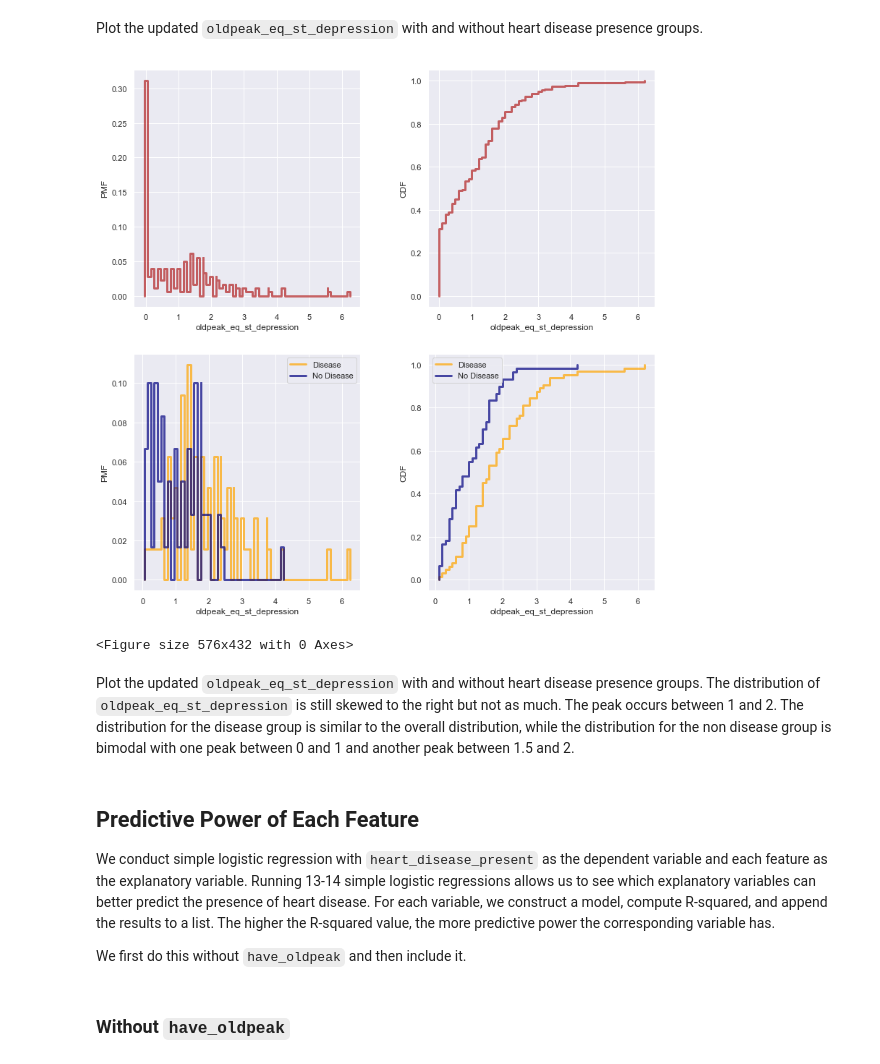
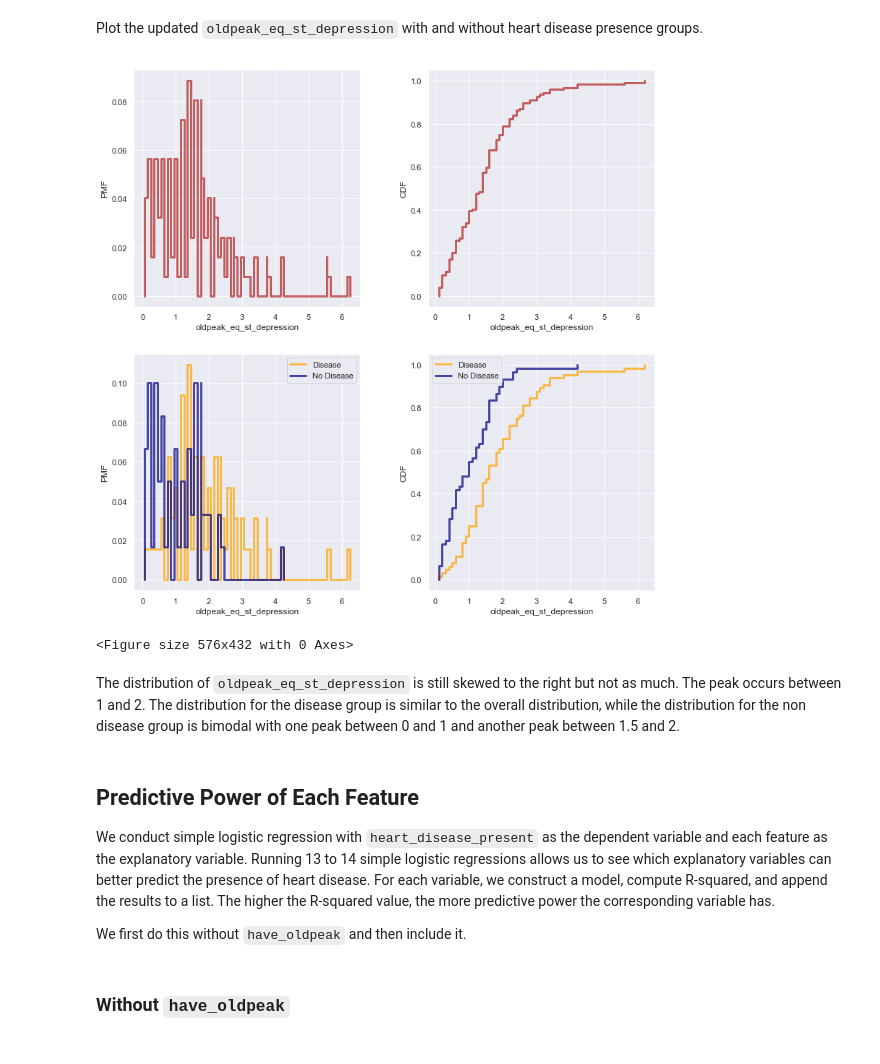
Before and after one commit to coverney/ThinkStats2, a Jupyter notebook: project3/project3.ipynb, the cells around one changed output. Cells and saved outputs as stored; diff of their text form; code cells hidden in the pictures.

```diff
--- a/project3/project3.ipynb
+++ b/project3/project3.ipynb
@@ -299,8 +302,8 @@ The figure on the right plots `resting_blood_pressure` against `oldpeak_eq_st_de
 
 We can deal with the zero inflation in `oldpeak_eq_st_depression` by creating a binary variable `have_oldpeak`. We also set the 0 `oldpeak_eq_st_depression` values to `np.nan` since they would already be represented in `have_oldpeak`.
 # %%
-have_oldpeak = train[train['oldpeak_eq_st_depression'] > 0]
-no_oldpeak = train[train['oldpeak_eq_st_depression'] == 0]
+have_oldpeak = train[train['oldpeak_eq_st_depression'] > 0].copy()
+no_oldpeak = train[train['oldpeak_eq_st_depression'] == 0].copy()
 
 have_oldpeak['have_oldpeak'] = 1
 no_oldpeak['have_oldpeak'] = 0
@@ -309,7 +312,6 @@ no_oldpeak['oldpeak_eq_st_depression'] = np.nan
 
 frames = [have_oldpeak, no_oldpeak]
 train_new = pd.concat(frames)
-
 # Make sure heart_disease_present column is at end of df
 heart = train_new.pop('heart_disease_present')
 train_new['heart_disease_present'] = heart
@@ -370,45 +356,42 @@ thinkplot.Figure(figsize=(6, 4))
 
 thinkplot.PrePlot(num=2, rows=2, cols=2)
 
 var = 'oldpeak_eq_st_depression'
 
 for i in range(1, 5):
     thinkplot.SubPlot(i, label=str(i))
 
     if (i-1)%2 == 0:
         if int((i-1)/2) == 0:
             pmf = thinkstats2.Pmf(train_new[var])
             thinkplot.Pmf(pmf, color='firebrick')
-            thinkplot.Config(xlabel=var, ylabel='PMF')
         else:
             pmf_disease = thinkstats2.Pmf(heart_disease[var], label='Disease')
             pmf_no_disease = thinkstats2.Pmf(no_heart_disease[var], label='No Disease')
             thinkplot.Pmf(pmf_disease, color='orange')
             thinkplot.Pmf(pmf_no_disease, color='navy')
-            thinkplot.Config(xlabel=var, ylabel='PMF')
+        thinkplot.Config(xlabel=var, ylabel='PMF')
     else:
         if int((i-1)/2) == 0:
             cdf = thinkstats2.Cdf(train_new[var])
             thinkplot.Cdf(cdf, color='firebrick')
-            thinkplot.Config(xlabel=var, ylabel='CDF')
         else:
             cdf_disease = thinkstats2.Cdf(heart_disease[var], label='Disease')
             cdf_no_disease = thinkstats2.Cdf(no_heart_disease[var], label='No Disease')
             thinkplot.Cdf(cdf_disease, color='orange')
             thinkplot.Cdf(cdf_no_disease, color='navy')
-            thinkplot.Config(xlabel=var, ylabel='CDF')
+        thinkplot.Config(xlabel=var, ylabel='CDF')
 
 thinkplot.tight_layout(wspace=0.3, hspace=0.2)
 thinkplot.Show()
 # %% [output]
-[figure, old version]
+[figure, new version]
 <Figure size 576x432 with 0 Axes>
 # %% [markdown]
-Plot the updated `oldpeak_eq_st_depression` with and without heart disease presence groups.
 The distribution of `oldpeak_eq_st_depression` is still skewed to the right but not as much. The peak occurs between 1 and 2. The distribution for the disease group is similar to the overall distribution, while the distribution for the non disease group is bimodal with one peak between 0 and 1 and another peak between 1.5 and 2.
 # %% [markdown]
 ## Predictive Power of Each Feature
-We conduct simple logistic regression with `heart_disease_present` as the dependent variable and each feature as the explanatory variable. Running 13-14 simple logistic regressions allows us to see which explanatory variables can better predict the presence of heart disease. For each variable, we construct a model, compute R-squared, and append the results to a list. The higher the R-squared value, the more predictive power the corresponding variable has.
+We conduct simple logistic regression with `heart_disease_present` as the dependent variable and each feature as the explanatory variable. Running 13 to 14 simple logistic regressions allows us to see which explanatory variables can better predict the presence of heart disease. For each variable, we construct a model, compute R-squared, and append the results to a list. The higher the R-squared value, the more predictive power the corresponding variable has.
 
 We first do this without `have_oldpeak` and then include it.
 # %% [markdown]
```
Also changed, not shown: parts of 26 cells of this notebook, 3 other files.
